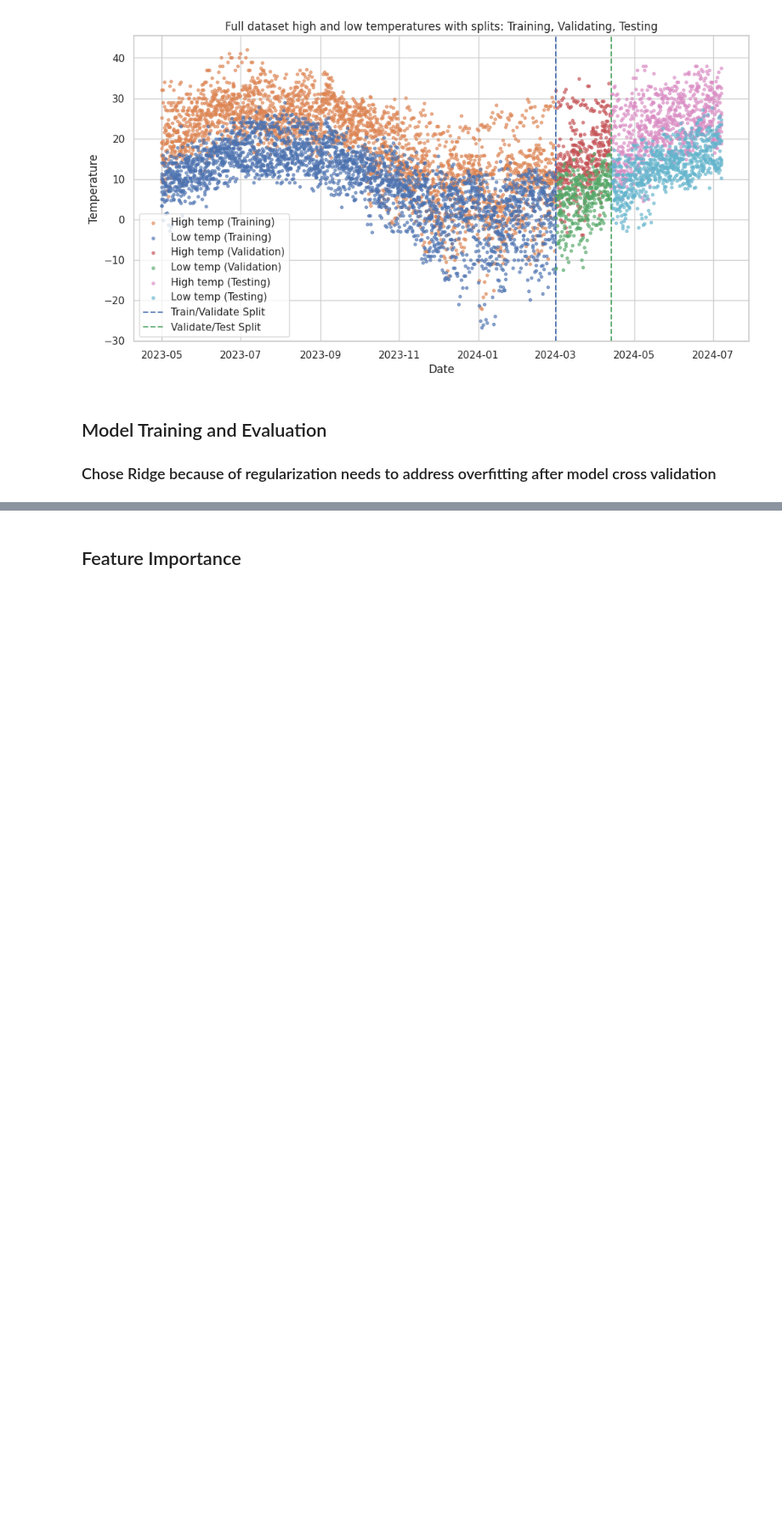
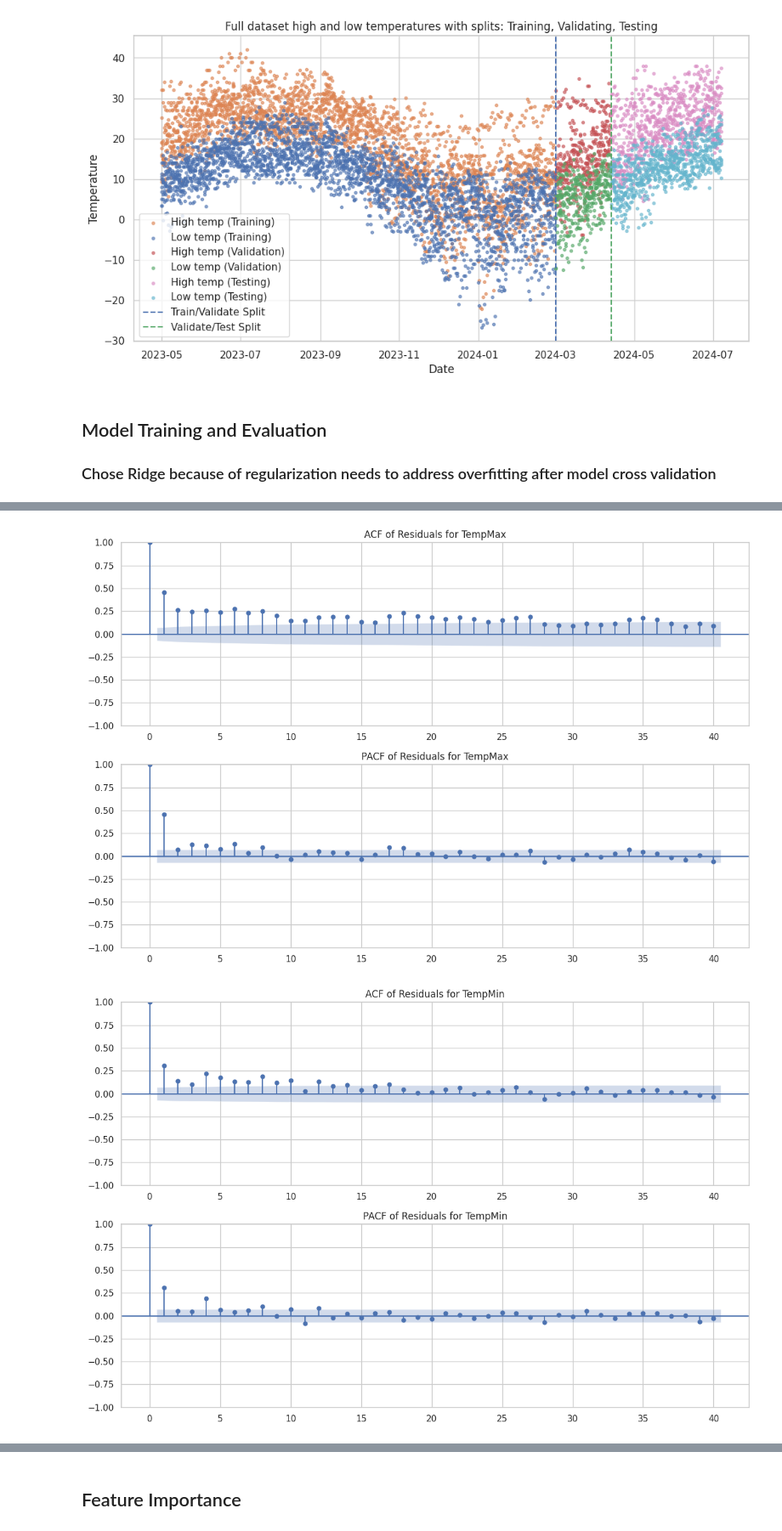
Before and after one commit to Laizra/Weather_prediction, a Jupyter notebook: right.ipynb, the cells around one changed output, grey strips where cells are left out. Shown at 85% size. Drawn from its saved outputs; the diff is of its cells as text; code cells hidden in the pictures; blank space fills up the shorter version.

```diff
--- a/right.ipynb
+++ b/right.ipynb
@@ -131,4 +131,13 @@ plt.show()
 # %% [markdown]
 ## Train-Validate-Test Split
 ### Translate Hypothesis to Testable Statements/Validate Features
+# %%
+# Define target variables
+y_max = df['tempmax']
+y_min = df['tempmin']
+
+# Define feature set with combined features
+X_max = ['feelslike_max_combined', 'dew_humidity', 'snow', 'snowdepth']
+
+X_min = ['feelslike_min_combined', 'dew_humidity', 'snowdepth']
 # %%
@@ -451,0 +325,19 @@ plot_residuals(y_test_min, y_pred_test_min, 'TempMin Ridge Regression')
+# %%
+from statsmodels.graphics.tsaplots import plot_acf, plot_pacf
+
+# ACF and PACF for TempMax residuals
+fig, ax = plt.subplots(2, 1, figsize=(12, 8))
+plot_acf(residuals_max, lags=40, ax=ax[0], title='ACF of Residuals for TempMax')
+plot_pacf(residuals_max, lags=40, ax=ax[1], title='PACF of Residuals for TempMax')
+plt.tight_layout()
+plt.show()
+
+# ACF and PACF for TempMin residuals
+fig, ax = plt.subplots(2, 1, figsize=(12, 8))
+plot_acf(residuals_min, lags=40, ax=ax[0], title='ACF of Residuals for TempMin')
+plot_pacf(residuals_min, lags=40, ax=ax[1], title='PACF of Residuals for TempMin')
+plt.tight_layout()
+plt.show()
+# %% [output]
+[figure, added]
+[figure, added]
```
Also changed, not shown: parts of 19 cells of this notebook.
